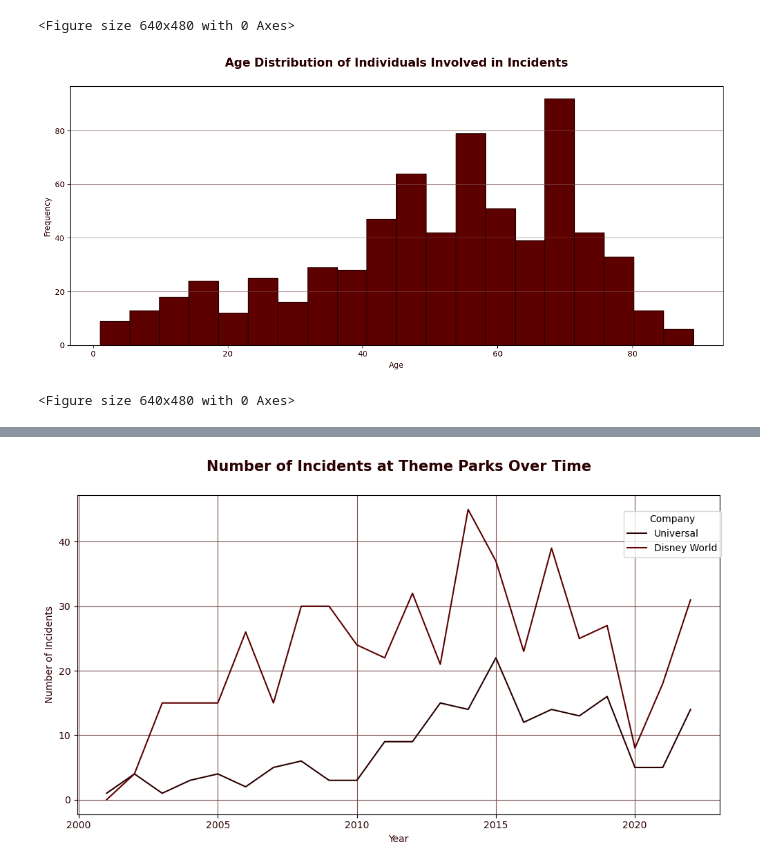
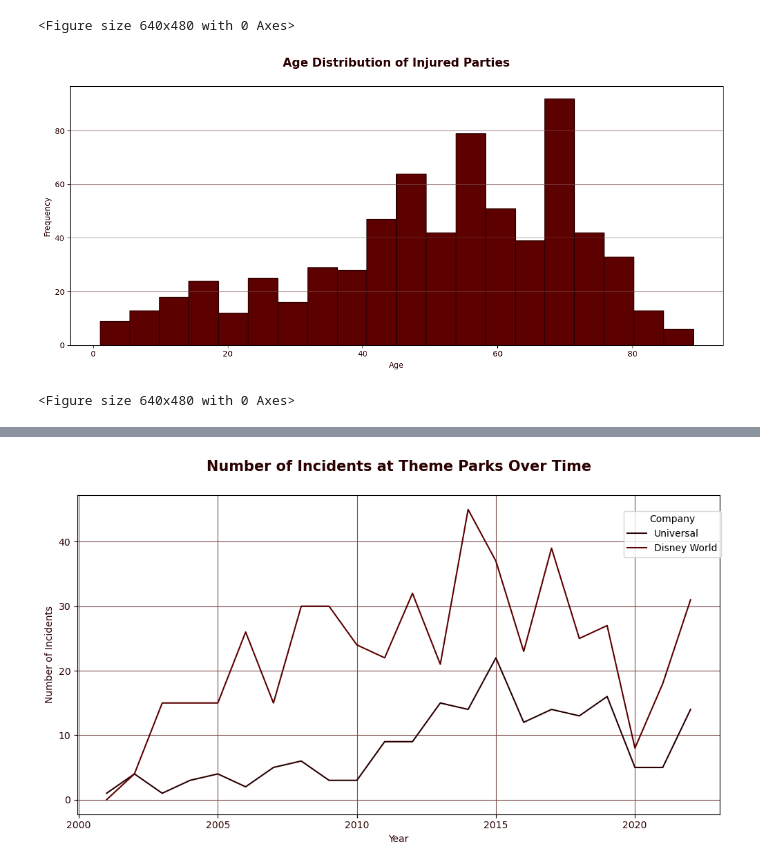
Before and after one commit to AllisonChase/Theme-Park-Incidents, a Jupyter notebook: ThemeParkIncidentGraphs.ipynb, the cells around one changed output, grey strips where cells are left out. Cells and saved outputs as stored; diff of their text form; code cells hidden in the pictures.

```diff
--- a/ThemeParkIncidentGraphs.ipynb
+++ b/ThemeParkIncidentGraphs.ipynb
@@ -81,26 +86,26 @@ plt.savefig('disney_incidents_per_ride.png')
 [figure]
 <Figure size 640x480 with 0 Axes>
 # %%
-#Filter incidents by ages of individuals involved
+#Filter incidents by ages of injured parties
 age_data = incident_data['Age']
 
-#color = ['#BC0000', '#8b0000', '#740000', '#5C0000', '#480000', '#2A0000']
-#edgecolor = ['#2A0000', '#480000', '#5C0000', '#740000', '#8b0000', '#BC0000']
+##color = ['#BC0000', '#8b0000', '#740000', '#5C0000', '#480000', '#2A0000']
+##edgecolor = ['#2A0000', '#480000', '#5C0000', '#740000', '#8b0000', '#BC0000']
 
 # Create a histogram to show the age distribution
 plt.figure(figsize=(15, 6))
 plt.hist(age_data, bins=20, color= '#5C0000', edgecolor= '#2A0000')
-plt.title('Age Distribution of Individuals Involved in Incidents', pad = 25, fontsize=15, color=('#2A0000'), weight='bold')
+plt.title('Age Distribution of Injured Parties', pad = 25, fontsize=15, color=('#2A0000'), weight='bold')
 plt.xlabel('Age', color=('#2A0000'))
 plt.ylabel('Frequency', color=('#2A0000'))
 plt.grid(axis='y', alpha=0.75, color='#7E4E4E')
 plt.xticks(color=('#2A0000'))
 plt.yticks(color=('#2A0000'))
 plt.show()
 
-# Save image to folder
+# Save image
 plt.savefig('age_histogram.png')
 # %% [output]
-[figure, old version]
+[figure, new version]
 <Figure size 640x480 with 0 Axes>
 # %%
```
Also changed, not shown: parts of 8 cells of this notebook.
